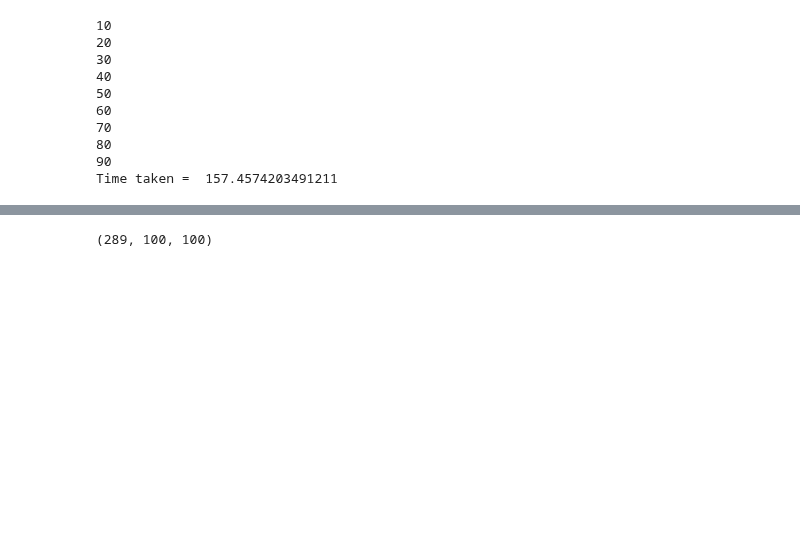
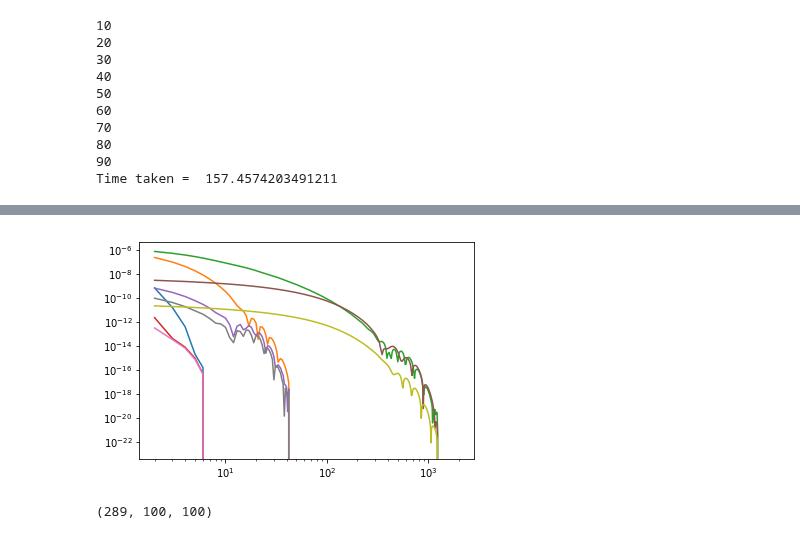
Before and after one commit to VMBoehm/postlimber, a Jupyter notebook: notebooks/G matrices.ipynb, the cells around one changed output, grey strips where cells are left out. Saved outputs shown, nothing was run; the diff lists cells and outputs as text; code cells hidden in the pictures; blank space fills up the shorter version.

```diff
--- a/notebooks/G matrices.ipynb
+++ b/notebooks/G matrices.ipynb
@@ -258,3 +259,11 @@ array([[1.43136613e-04],
+# %%
+Clpsidelta2 = np.load('../output/clpsidelta.npy')
+for ii in [10,50,90]:
+    for jj in [10,50,90]:
+        plt.loglog(ell_, abs(Clpsidelta2[:,ii,jj]))
+        plt.loglog(ell_, abs(cl[:,ii,jj]))
+# %% [output]
+[figure, added]
 # %%
 # comparing Chirags and mine Cl_phiphi(x1,x2)
 clphiphi1 = np.load('../G_matrices/clphiphi_parallel.npy')
```
Also changed, not shown: parts of 3 cells of this notebook.
